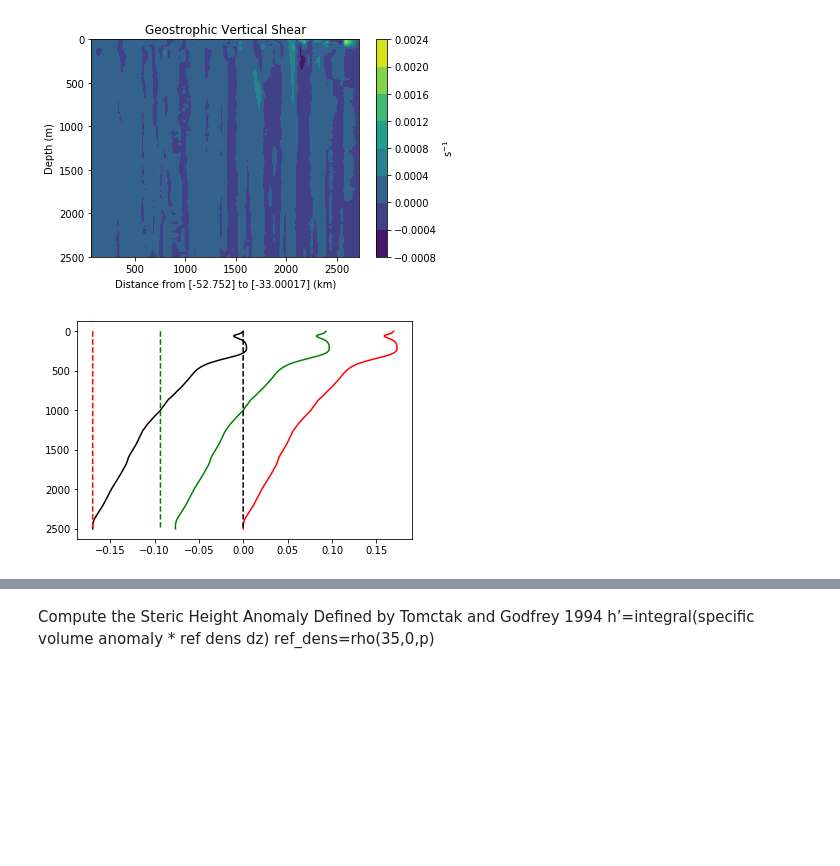
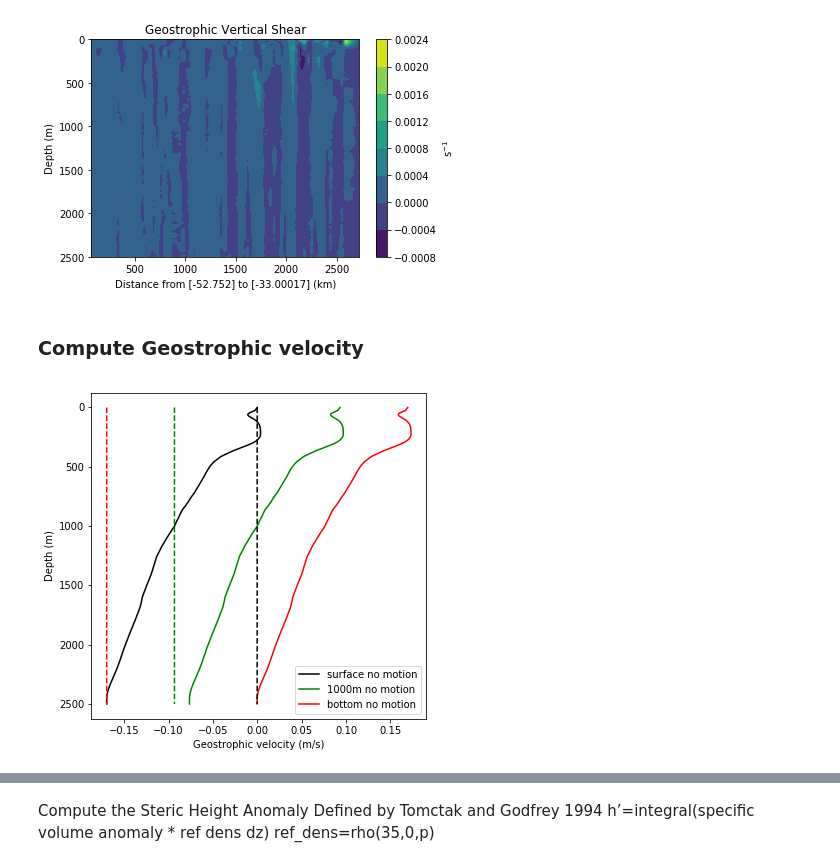
Before and after one commit to isgiddy/oc4920_code, a Jupyter notebook: Week1_Exercise1.ipynb, the cells around one changed output, grey strips where cells are left out. Saved outputs shown, nothing was run; the diff lists cells and outputs as text; code cells hidden in the pictures; blank space fills up the shorter version.

```diff
--- a/Week1_Exercise1.ipynb
+++ b/Week1_Exercise1.ipynb
@@ -204,28 +221,35 @@ cbar=plt.colorbar(cf)
 cbar.set_label('s$^{-1}$')
 # %% [output]
 [figure]
+# %% [markdown]
+### Compute Geostrophic velocity
 # %%
-#### Compute geostrophic velocity with level of no motion at 1000m
+#### Compute geostrophic velocity with different levels of no motion
 idx=abs(dat['pres_en_cours']-1000.).argmin()
 
 geo_vel=(np.cumsum(geo_vert_shear,axis=1))
 
 nomotion_surf=np.reshape(np.tile(geo_vel[:,0],2500),(2500,62))
 nomotion_1000=np.reshape(np.tile(geo_vel[:,idx],2500),(2500,62))
 nomotion_bot=np.reshape(np.tile(geo_vel[:,-1],2500),(2500,62))
 
 geo_vel0=geo_vel-nomotion_surf.T
 geo_vel1000=geo_vel-nomotion_1000.T
 geo_velbot=geo_vel-nomotion_bot.T
 
-plt.figure()
-plt.plot(geo_vel0[30,:],dat['pres_en_cours'].T,c='k')
-plt.plot(geo_vel1000[30,:],dat['pres_en_cours'].T,c='g')
-plt.plot(geo_velbot[30,:],dat['pres_en_cours'].T,c='r')
+#select station 30
+plt.figure(figsize=[6,6])
+plt.plot(geo_vel0[30,:],dat['pres_en_cours'].T,c='k',label='surface no motion')
+plt.plot(geo_vel1000[30,:],dat['pres_en_cours'].T,c='g',label='1000m no motion')
+plt.plot(geo_velbot[30,:],dat['pres_en_cours'].T,c='r',label='bottom no motion')
+
 plt.plot(nomotion_surf[:,30],dat['pres_en_cours'].T,linestyle='--',c='k')
 plt.plot(nomotion_1000[:,30],dat['pres_en_cours'].T,linestyle='--',c='g')
 plt.plot(nomotion_bot[:,30],dat['pres_en_cours'].T,linestyle='--',c='r')
 
+plt.legend()
+plt.ylabel('Depth (m)')
+plt.xlabel('Geostrophic velocity (m/s)')
 plt.gca().invert_yaxis()
 # %% [output]
-[figure, old version]
+[figure, new version]
```
Also changed, not shown: parts of 34 cells of this notebook.
